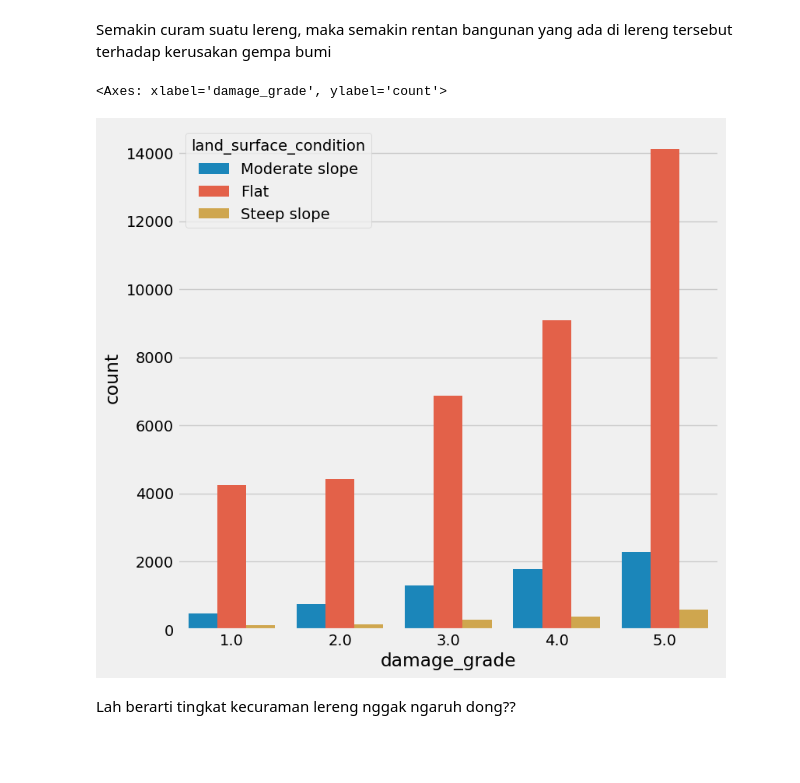
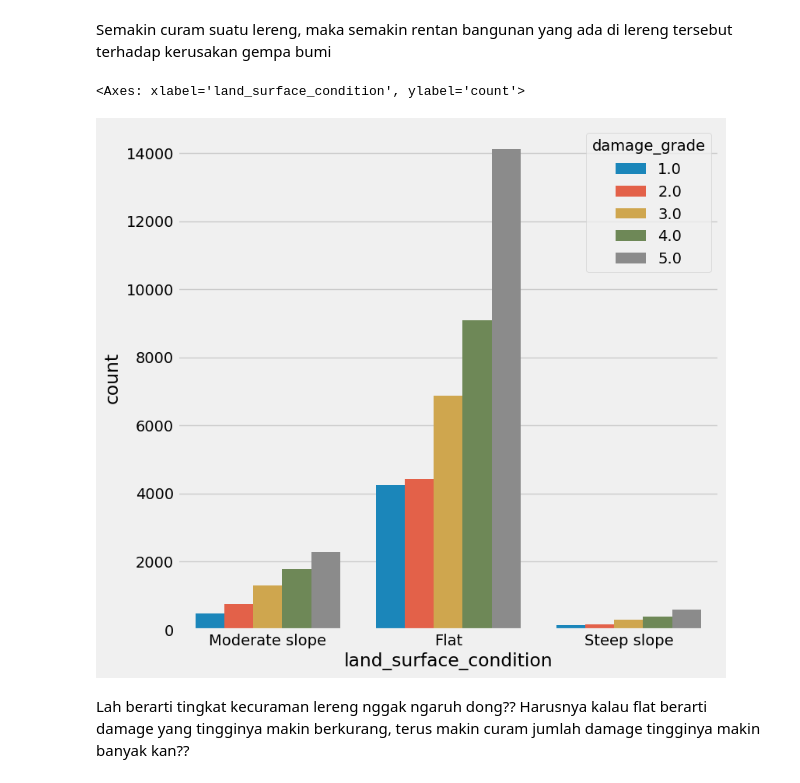
Before and after one commit to damahindra/Earthquake-Damage-Grade-Analysis-and-Prediction, a Jupyter notebook: Workspace-Firhan/ws-fir.ipynb, the cells around one changed output. Saved outputs shown, nothing was run; the diff lists cells and outputs as text; code cells hidden in the pictures; blank space fills up the shorter version.

```diff
--- a/Workspace-Firhan/ws-fir.ipynb
+++ b/Workspace-Firhan/ws-fir.ipynb
@@ -433,9 +433,9 @@ Semakin curam suatu lereng, maka semakin rentan bangunan yang ada di lereng ters
 # %%
 plt.figure(figsize=(8,8))
 temp_df = df_dropped_na[['land_surface_condition', 'damage_grade']]
-sns.countplot(x=temp_df['damage_grade'], hue=temp_df['land_surface_condition'])
+sns.countplot(x=temp_df['land_surface_condition'], hue=temp_df['damage_grade'])
 # %% [output]
-<Axes: xlabel='damage_grade', ylabel='count'>
+<Axes: xlabel='land_surface_condition', ylabel='count'>
-[figure, old version]
+[figure, new version]
 # %% [markdown]
-Lah berarti tingkat kecuraman lereng nggak ngaruh dong??
+Lah berarti tingkat kecuraman lereng nggak ngaruh dong?? Harusnya kalau flat berarti damage yang tingginya makin berkurang, terus makin curam jumlah damage tingginya makin banyak kan??
```
